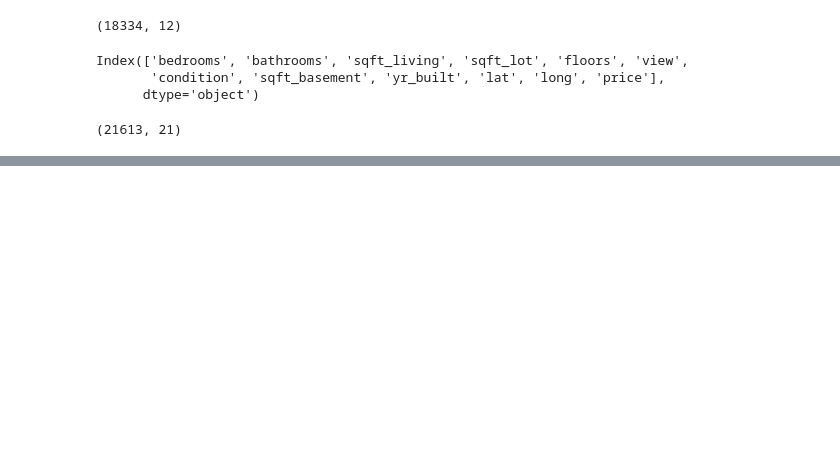
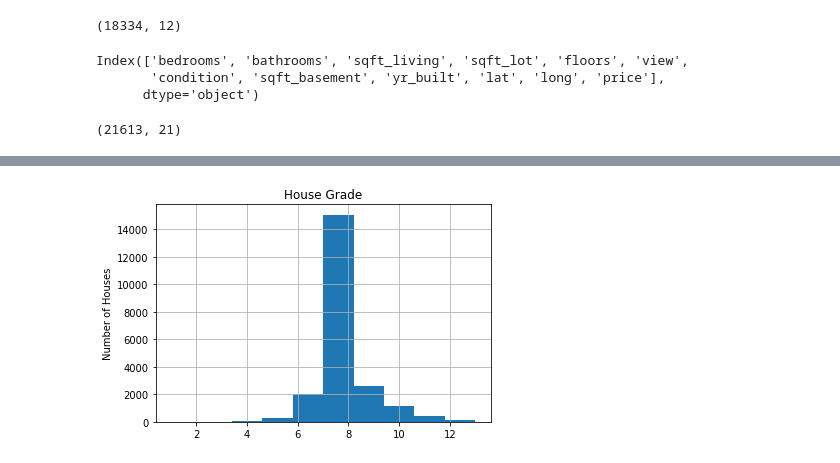
Before and after one commit to ipatel467/Housing-Price-Regression, a Jupyter notebook: Housing_Price_Reg.ipynb, the cells around one changed output, grey strips where cells are left out. Saved outputs shown, nothing was run; the diff lists cells and outputs as text; code cells hidden in the pictures; blank space fills up the shorter version.

```diff
--- a/Housing_Price_Reg.ipynb
+++ b/Housing_Price_Reg.ipynb
@@ -409,0 +427,6 @@ df_original.shape
+# %%
+df_original['grade'].hist();
+plt.title('House Grade');
+plt.ylabel('Number of Houses');
+# %% [output]
+[figure, added]
```
Also changed, not shown: parts of 8 cells of this notebook, 1 other file.
